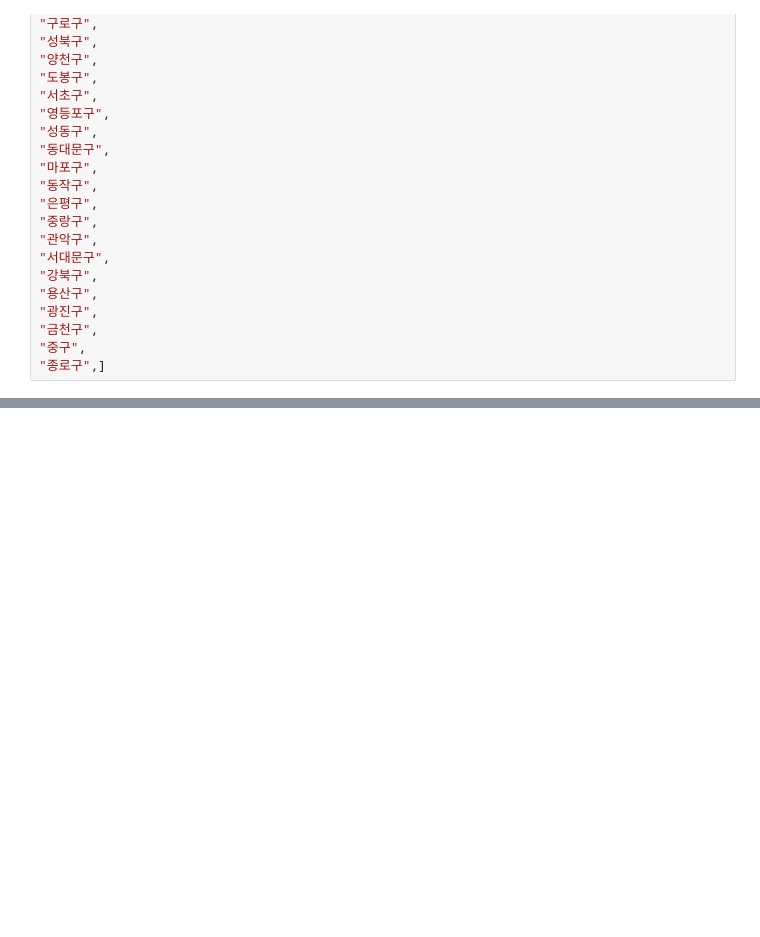
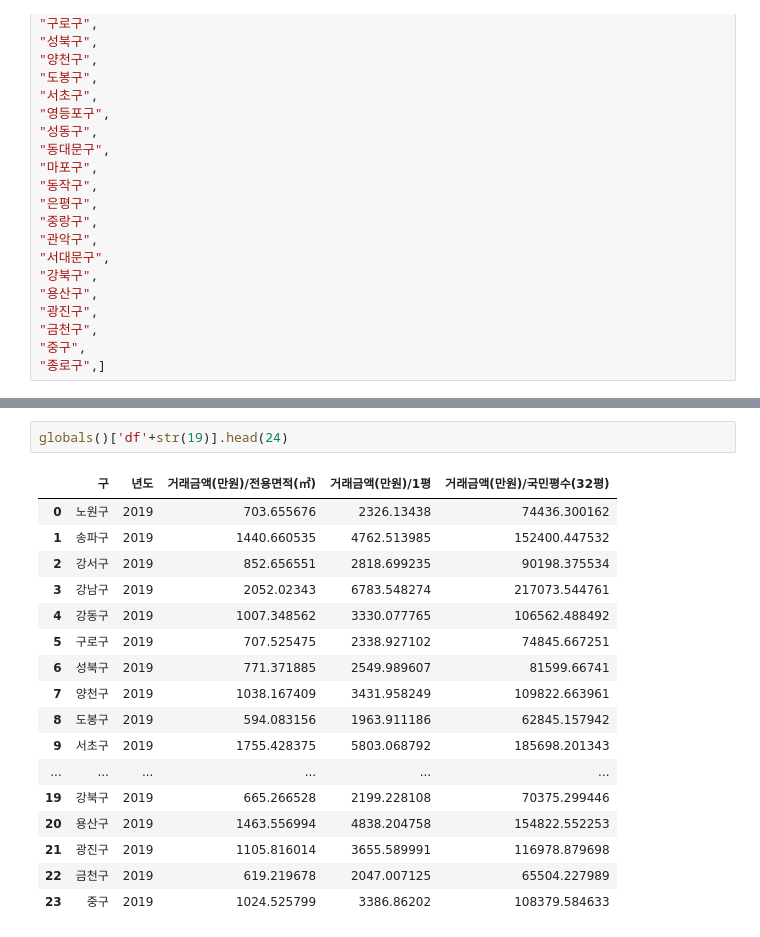
Before and after one commit to laits1/TIL, a Jupyter notebook: project/1)data분석 프로젝트/서울시 아파트 실거래 통계.ipynb, the cells around one changed output, grey strips where cells are left out. Cells and saved outputs as stored; diff of their text form; blank space fills up the shorter version.

```diff
--- a/project/1)data분석 프로젝트/서울시 아파트 실거래 통계.ipynb
+++ b/project/1)data분석 프로젝트/서울시 아파트 실거래 통계.ipynb
@@ -347,0 +115,20 @@ NameError: name 'medv11' is not defined
+# %%
+globals()['df'+str(19)].head(24)
+# %% [output]
+|  | 구 | 년도 | 거래금액(만원)/전용면적(㎡) | 거래금액(만원)/1평 | 거래금액(만원)/국민평수(32평) |
+| 0 | 노원구 | 2019 | 703.655676 | 2326.13438 | 74436.300162 |
+| 1 | 송파구 | 2019 | 1440.660535 | 4762.513985 | 152400.447532 |
+| 2 | 강서구 | 2019 | 852.656551 | 2818.699235 | 90198.375534 |
+| 3 | 강남구 | 2019 | 2052.02343 | 6783.548274 | 217073.544761 |
+| 4 | 강동구 | 2019 | 1007.348562 | 3330.077765 | 106562.488492 |
+| 5 | 구로구 | 2019 | 707.525475 | 2338.927102 | 74845.667251 |
+| 6 | 성북구 | 2019 | 771.371885 | 2549.989607 | 81599.66741 |
+| 7 | 양천구 | 2019 | 1038.167409 | 3431.958249 | 109822.663961 |
+| 8 | 도봉구 | 2019 | 594.083156 | 1963.911186 | 62845.157942 |
+| 9 | 서초구 | 2019 | 1755.428375 | 5803.068792 | 185698.201343 |
+| ... | ... | ... | ... | ... | ... |
+| 19 | 강북구 | 2019 | 665.266528 | 2199.228108 | 70375.299446 |
+| 20 | 용산구 | 2019 | 1463.556994 | 4838.204758 | 154822.552253 |
+| 21 | 광진구 | 2019 | 1105.816014 | 3655.589991 | 116978.879698 |
+| 22 | 금천구 | 2019 | 619.219678 | 2047.007125 | 65504.227989 |
+| 23 | 중구 | 2019 | 1024.525799 | 3386.86202 | 108379.584633 |
```
Also changed, not shown: parts of 50 cells of this notebook, 33 other files.
